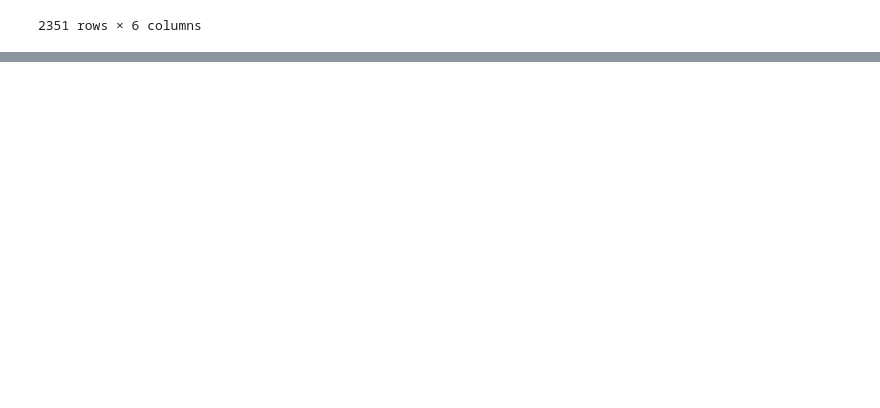
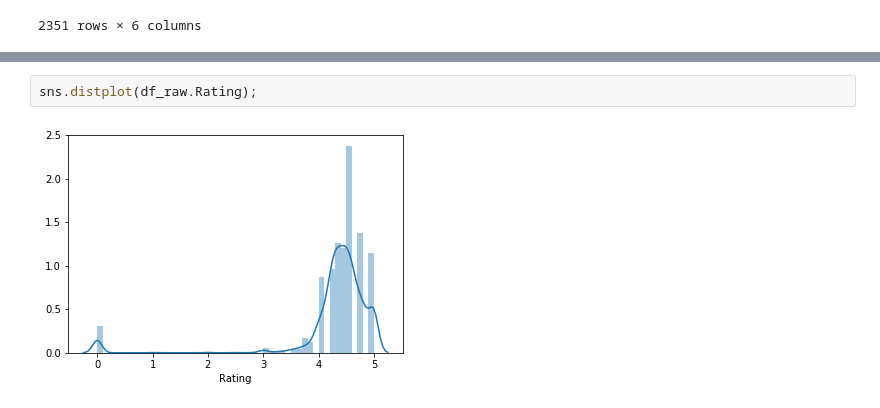
Before and after one commit to CurdtMillion/med-cabinet-data-science, a Jupyter notebook: notebooks/1.0-jm-initial-data-exploration.ipynb, the cells around one changed output, grey strips where cells are left out. Drawn from its saved outputs; the diff is of its cells as text; blank space fills up the shorter version.

```diff
--- a/notebooks/1.0-jm-initial-data-exploration.ipynb
+++ b/notebooks/1.0-jm-initial-data-exploration.ipynb
@@ -35,0 +106,4 @@ df_raw
+# %%
+sns.distplot(df_raw.Rating);
+# %% [output]
+[figure, added]
```
Also changed, not shown: parts of 20 cells of this notebook, 1 other file.
